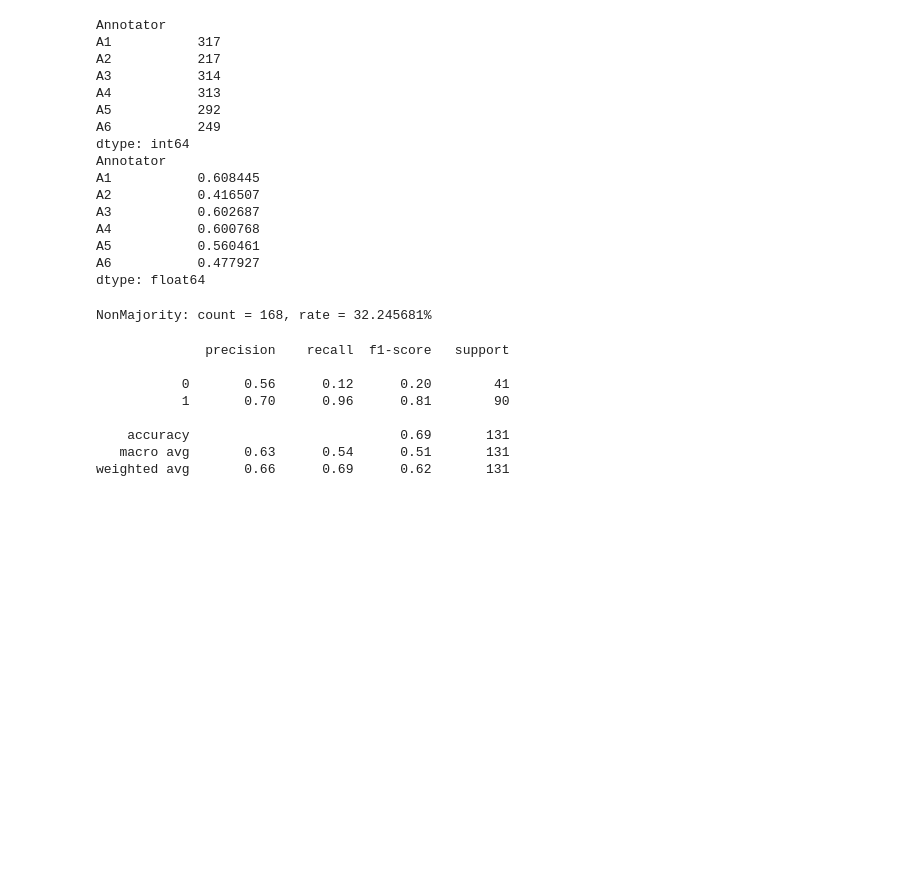
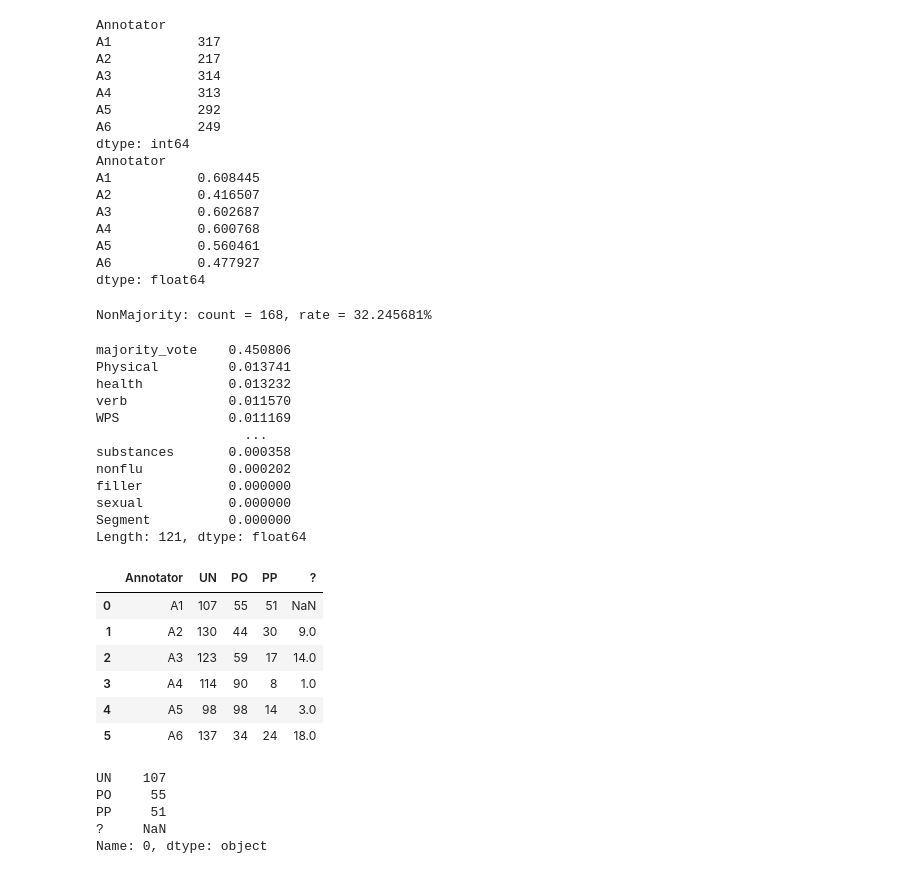
Before and after one commit to zenodarani/hackathon_tweet, a Jupyter notebook: descriptive_analysis/notebooks/descriptive_analysis.ipynb, the cells around one changed output. Saved outputs shown, nothing was run; the diff lists cells and outputs as text; code cells hidden in the pictures; blank space fills up the shorter version.

```diff
--- a/descriptive_analysis/notebooks/descriptive_analysis.ipynb
+++ b/descriptive_analysis/notebooks/descriptive_analysis.ipynb
@@ -156,17 +156,60 @@ from sklearn.model_selection import train_test_split
 from sklearn.metrics import classification_report
 
 
-tr_X, ts_X, tr_y, ts_y = train_test_split(df_maj.drop(columns=['majority_vote']), df_maj['majority_vote'])
-
 model = RandomForestClassifier()
-model.fit(tr_X, tr_y)
-model.feature_importances_
+model.fit(df_maj, df_maj['majority_vote'])
+f_imp = pd.Series(model.feature_importances_, index=model.feature_names_in_)
+f_imp.sort_values(ascending=False)
 # %% [output]
-              precision    recall  f1-score   support
-
-           0       0.56      0.12      0.20        41
-           1       0.70      0.96      0.81        90
-
-    accuracy                           0.69       131
-   macro avg       0.63      0.54      0.51       131
-weighted avg       0.66      0.69      0.62       131
+majority_vote    0.450806
+Physical         0.013741
+health           0.013232
+verb             0.011570
+WPS              0.011169
+                   ...
+substances       0.000358
+nonflu           0.000202
+filler           0.000000
+sexual           0.000000
+Segment          0.000000
+Length: 121, dtype: float64
+# %%
+# check if proportions of predictions is equal for the two rounds
+ROUND1 = 'Round1'
+ROUND2 = 'Round2'
+
+round1 = df[df['roundID'] == ROUND1]
+
+a1_counts = round1.A1.value_counts()
+a2_counts = round1.A2.value_counts()
+a3_counts = round1.A3.value_counts()
+a4_counts = round1.A4.value_counts()
+a5_counts = round1.A5.value_counts()
+a6_counts = round1.A6.value_counts()
+
+round1 = pd.DataFrame([
+    ['A1'] + a1_counts.values.tolist(),
+    ['A2'] + a2_counts.values.tolist(),
+    ['A3'] + a3_counts.values.tolist(),
+    ['A4'] + a4_counts.values.tolist(),
+    ['A5'] + a5_counts.values.tolist(),
+    ['A6'] + a6_counts.values.tolist()
+], columns=['Annotator', UN, PO, PP, NA])
+
+round1
+# %% [output]
+|  | Annotator | UN | PO | PP | ? |
+| 0 | A1 | 107 | 55 | 51 | NaN |
+| 1 | A2 | 130 | 44 | 30 | 9.0 |
+| 2 | A3 | 123 | 59 | 17 | 14.0 |
+| 3 | A4 | 114 | 90 | 8 | 1.0 |
+| 4 | A5 | 98 | 98 | 14 | 3.0 |
+| 5 | A6 | 137 | 34 | 24 | 18.0 |
+# %%
+round1.iloc[0,1:]
+# %% [output]
+UN    107
+PO     55
+PP     51
+?     NaN
+Name: 0, dtype: object
```
Also changed, not shown: parts of 5 cells of this notebook.
